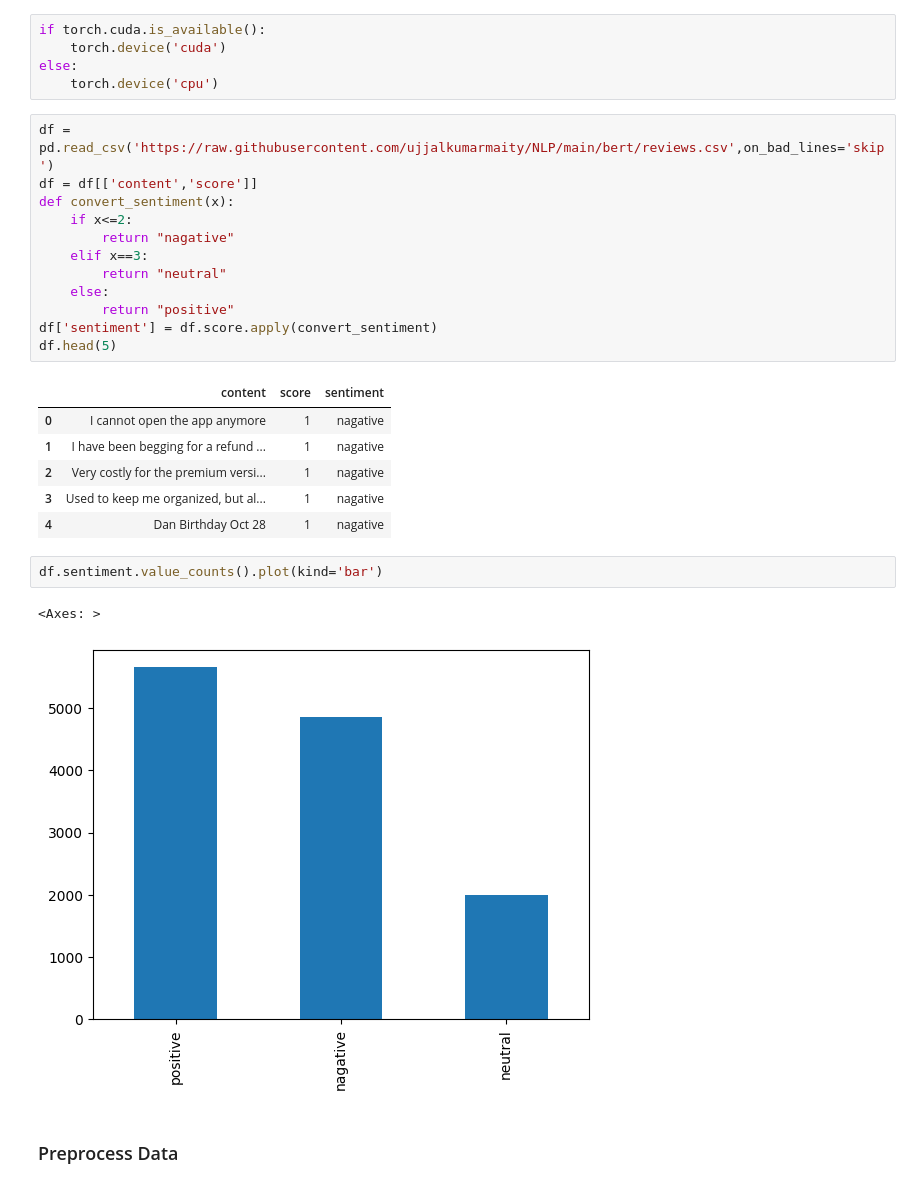
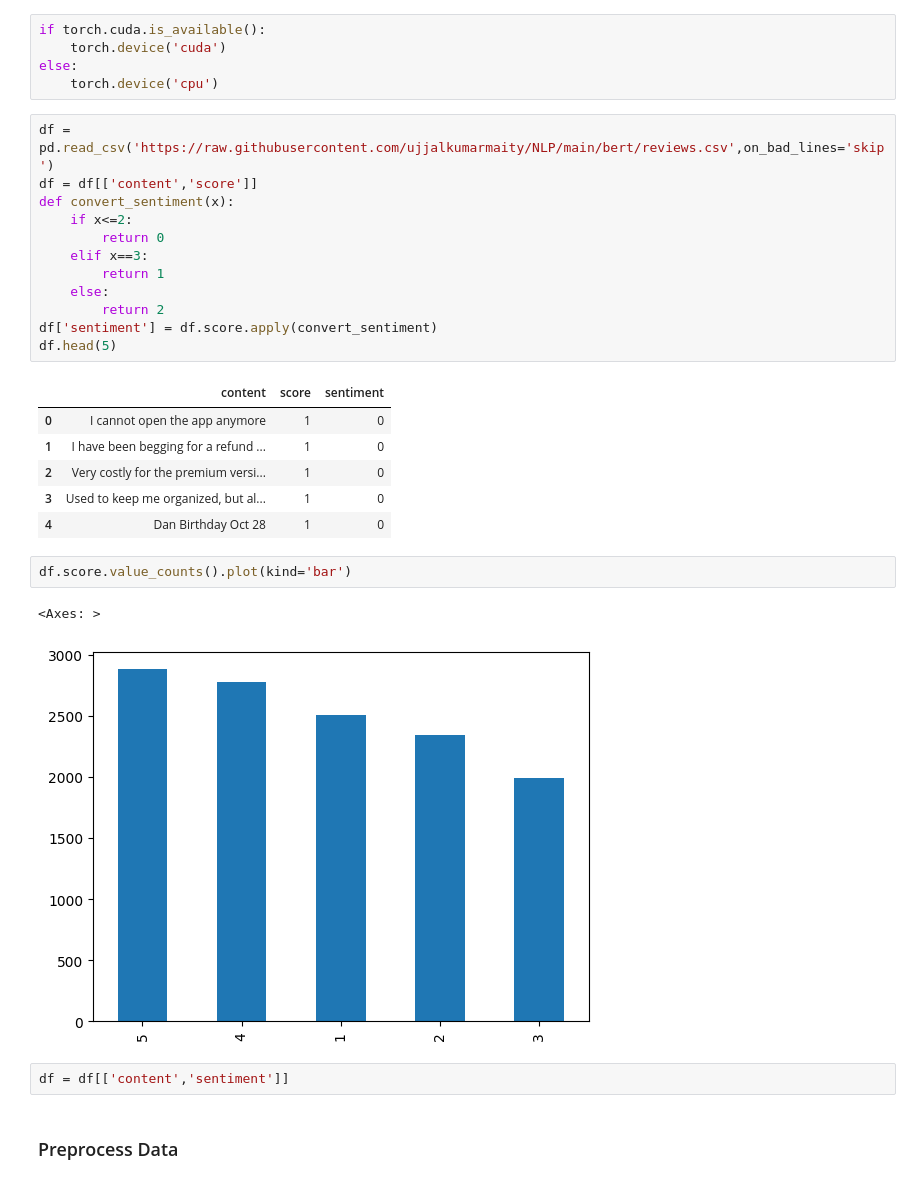
Before and after one commit to ujjalkumarmaity/NLP, a Jupyter notebook: bert/BERT.ipynb, the cells around one changed output. Cells and saved outputs as stored; diff of their text form.

```diff
--- a/bert/BERT.ipynb
+++ b/bert/BERT.ipynb
@@ -62,25 +63,27 @@ df = pd.read_csv('https://raw.githubusercontent.com/ujjalkumarmaity/NLP/main/ber
 df = df[['content','score']]
 def convert_sentiment(x):
     if x<=2:
-        return "nagative"
+        return 0
     elif x==3:
-        return "neutral"
+        return 1
     else:
-        return "positive"
+        return 2
 df['sentiment'] = df.score.apply(convert_sentiment)
 df.head(5)
 # %% [output]
 |  | content | score | sentiment |
-| 0 | I cannot open the app anymore | 1 | nagative |
-| 1 | I have been begging for a refund ... | 1 | nagative |
-| 2 | Very costly for the premium versi... | 1 | nagative |
-| 3 | Used to keep me organized, but al... | 1 | nagative |
-| 4 | Dan Birthday Oct 28 | 1 | nagative |
+| 0 | I cannot open the app anymore | 1 | 0 |
+| 1 | I have been begging for a refund ... | 1 | 0 |
+| 2 | Very costly for the premium versi... | 1 | 0 |
+| 3 | Used to keep me organized, but al... | 1 | 0 |
+| 4 | Dan Birthday Oct 28 | 1 | 0 |
 # %%
-df.sentiment.value_counts().plot(kind='bar')
+df.score.value_counts().plot(kind='bar')
 # %% [output]
 <Axes: >
-[figure, old version]
+[figure, new version]
+# %%
+df = df[['content','sentiment']]
 # %% [markdown]
 ### Preprocess Data
 # %%
```
Also changed, not shown: parts of 8 cells of this notebook.
